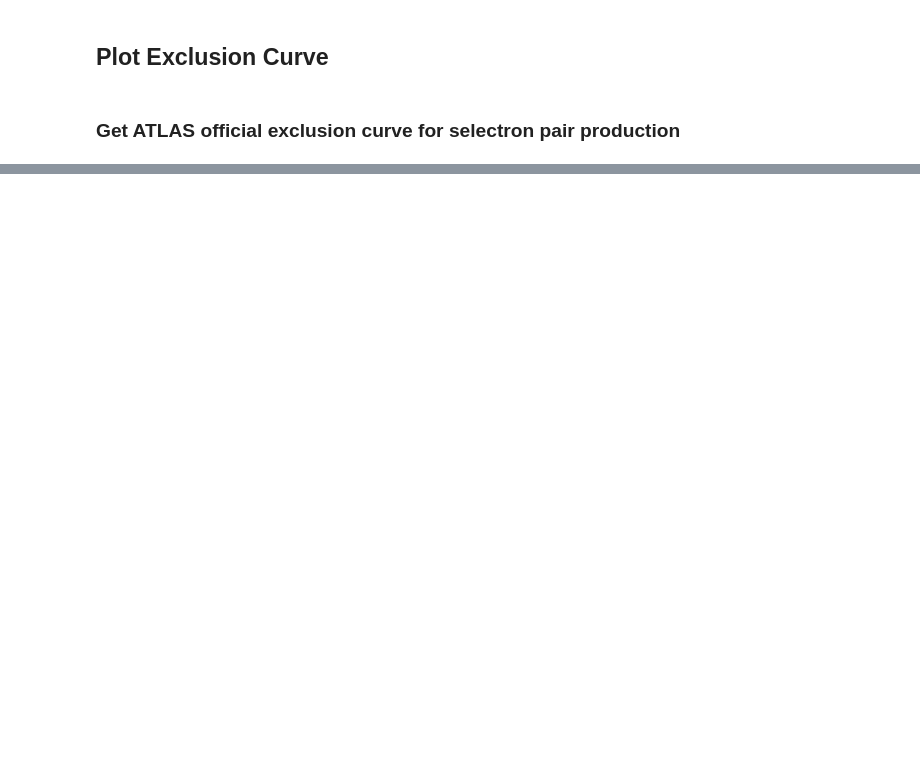
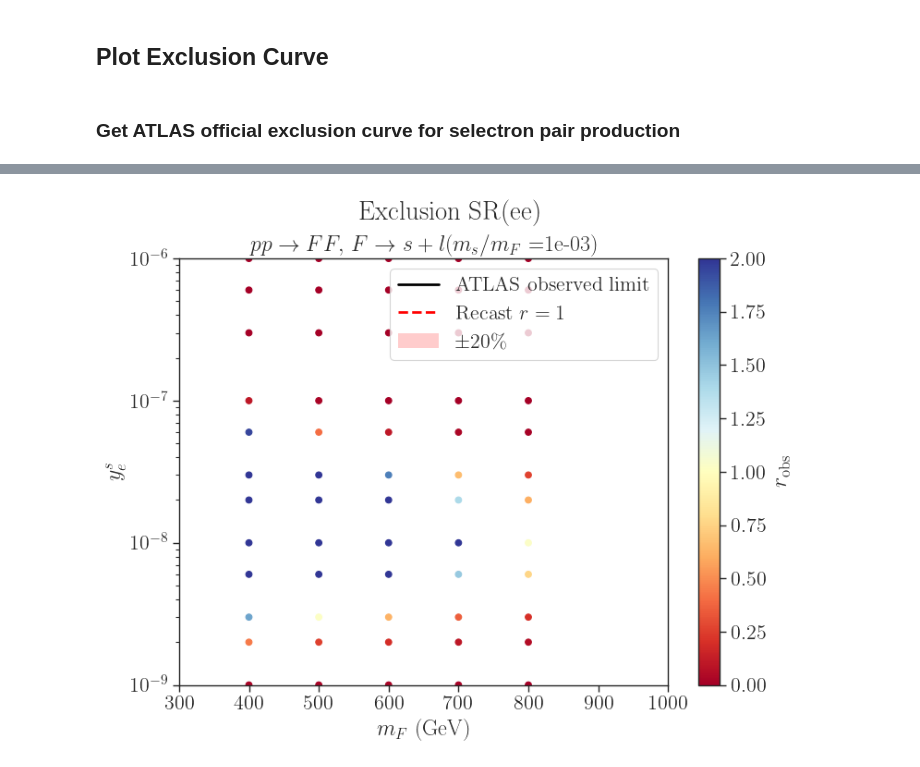
Before and after one commit to andlessa/LowTRHFIMP, a Jupyter notebook: ATLAS-SUSY-2018-14_displacedLeptons/plotEffs_HeHe.ipynb, the cells around one changed output, grey strips where cells are left out. Drawn from its saved outputs; the diff is of its cells as text; code cells hidden in the pictures; blank space fills up the shorter version.

```diff
--- a/ATLAS-SUSY-2018-14_displacedLeptons/plotEffs_HeHe.ipynb
+++ b/ATLAS-SUSY-2018-14_displacedLeptons/plotEffs_HeHe.ipynb
@@ -170,3 +186,66 @@ plt.show()
+# %%
+fig,ax =plt.subplots(figsize=(8,6),nrows=1,ncols=1)
+
+xDM = 0.001
+df = dfRecast[dfRecast['m5000022']/dfRecast['mLLP'] == xDM]
+
+x = df['mLLP']
+y = df['2']
+r = 1.0/df['muUL_observed']
+
+# im = ax.scatter(x,y,c=z,cmap=cm,norm=LogNorm(vmin=max(1e-8,min(z)),vmax=max(z)))
+im = ax.scatter(x,y,c=r,cmap=cm,vmin=0,vmax=2)
+
+# for xi, yi, zi in zip(x, y, r):
+    # if zi > 2.0 or zi < 0.5:
+        # continue
+    # ax.annotate(f'{zi:.1f}', (xi, yi), textcoords='offset points', xytext=(2, 4), fontsize=8, rotation=0)
+
+# Filled 20% band around exclusion threshold: 0.8 <= r <= 1.2
+band_r = ax.tricontourf(
+    x.to_numpy(),
+    y.to_numpy(),
+    r.to_numpy(),
+    levels=[0.8, 1.2],
+    colors=['red'],
+    alpha=0.2,
+    zorder=2
+)
+
+# Recast observed-like contour from r = 1
+cont_r1 = ax.tricontour(
+    x.to_numpy(),
+    y.to_numpy(),
+    r.to_numpy(),
+    levels=[1.0],
+    colors='red',
+    linewidths=2.0,
+    linestyles='--',
+    zorder=3
+    )
+
+
+ax.set_yscale('log')
+ax.set_ylabel(r'$y_{e}^s$')
+ax.set_xlabel(r'$m_{F}$ (GeV)')
+fig.colorbar(im, ax=ax, label=r'$r_{\rm obs}$')
+
+ax.set_title(title + r'($m_{s}/m_{F} = $' + f'{xDM:1.0e})')
+ax.set_xlim(300.,1000.)
+# ax.set_ylim(5e-6,1e4)
+
+# Use a proxy artist so the r=1 contour appears with a dashed line in the legend
+from matplotlib.lines import Line2D
+from matplotlib.patches import Patch
+recast_proxy = Line2D([0], [0], color='red', linestyle='--', linewidth=2.0, label=r'Recast $r=1$')
+band_proxy = Patch(facecolor='red', alpha=0.2, edgecolor='none', label=r'$\pm 20$\%')
+ax.legend(handles=[atlas_line, recast_proxy, band_proxy])
+
+plt.tight_layout()
+plt.suptitle('Exclusion SR(ee)', y=1.02)
+plt.show()
+# %% [output]
+[figure, added]
 # %%
 fig,ax =plt.subplots(figsize=(8,6),nrows=1,ncols=1)
 
```
Also changed, not shown: parts of 5 cells of this notebook, 1 other file.
